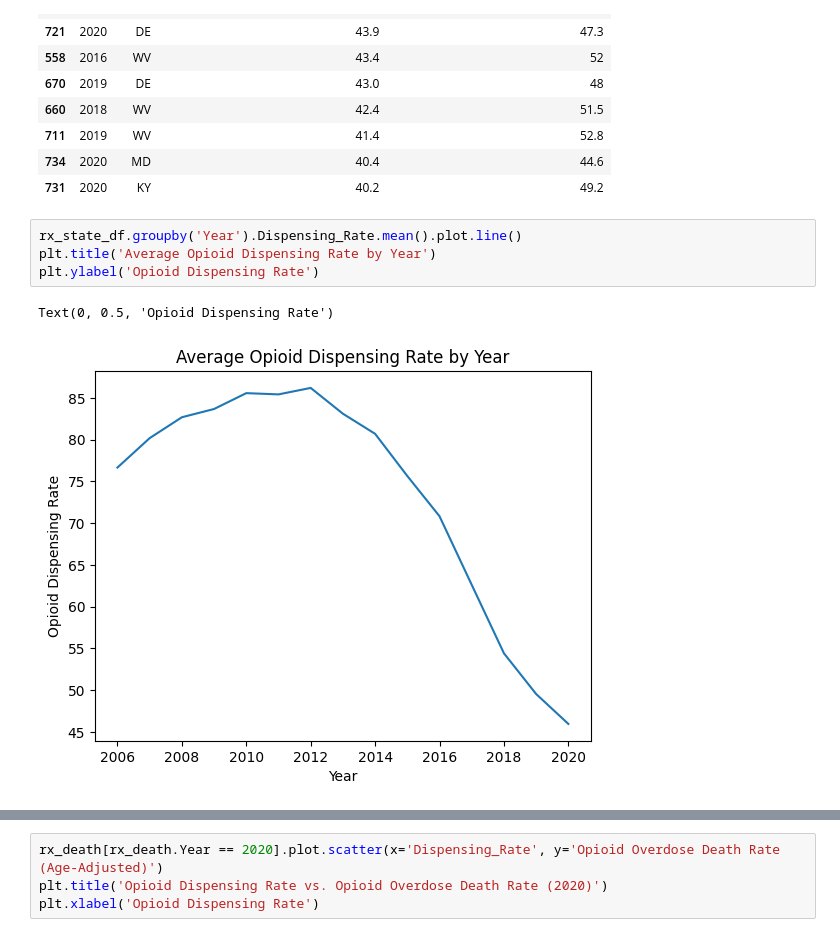
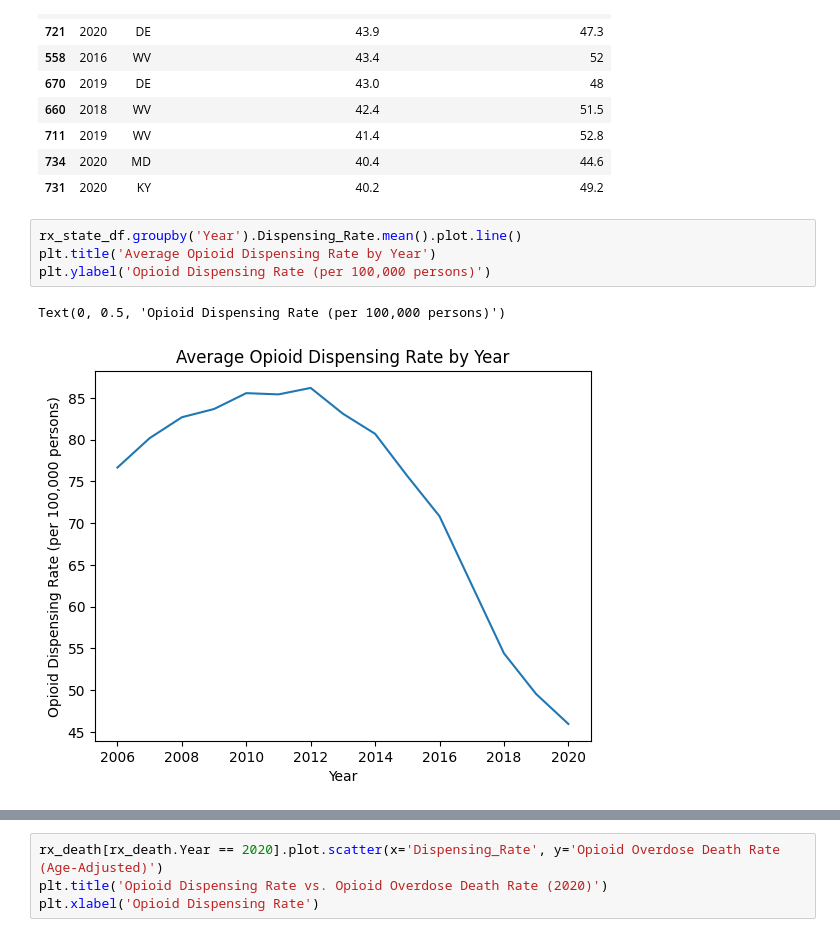
Before and after one commit to Ludougan123234/624-project, a Jupyter notebook: state_level_analysis.ipynb, the cells around one changed output, grey strips where cells are left out. Cells and saved outputs as stored; diff of their text form.

Commit message:
reg plots

```diff
--- a/state_level_analysis.ipynb
+++ b/state_level_analysis.ipynb
@@ -64,10 +64,10 @@ death_state_df.sort_values(by='Opioid Overdose Death Rate (Age-Adjusted)', ascen
 # %%
 rx_state_df.groupby('Year').Dispensing_Rate.mean().plot.line()
 plt.title('Average Opioid Dispensing Rate by Year')
-plt.ylabel('Opioid Dispensing Rate')
+plt.ylabel('Opioid Dispensing Rate (per 100,000 persons)')
 # %% [output]
-Text(0, 0.5, 'Opioid Dispensing Rate')
+Text(0, 0.5, 'Opioid Dispensing Rate (per 100,000 persons)')
-[figure, old version]
+[figure, new version]
 # %%
 death_state_df.groupby('Year')['Opioid Overdose Death Rate (Age-Adjusted)'].mean().plot.line()
 plt.title('Average Opioid Overdose Death Rate by Year')
```
Also changed, not shown: parts of 7 cells of this notebook.
